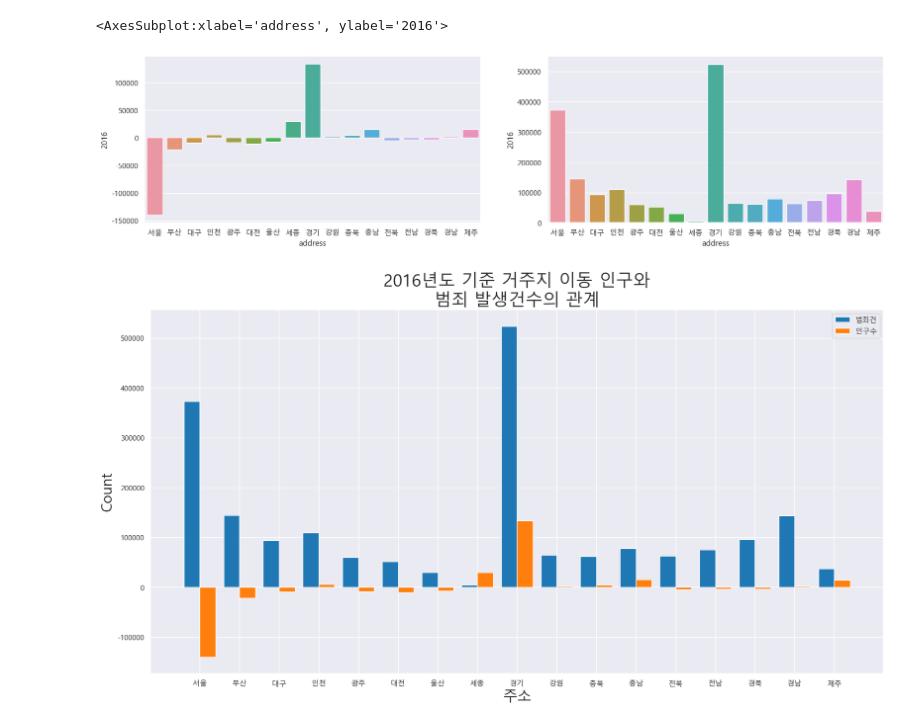
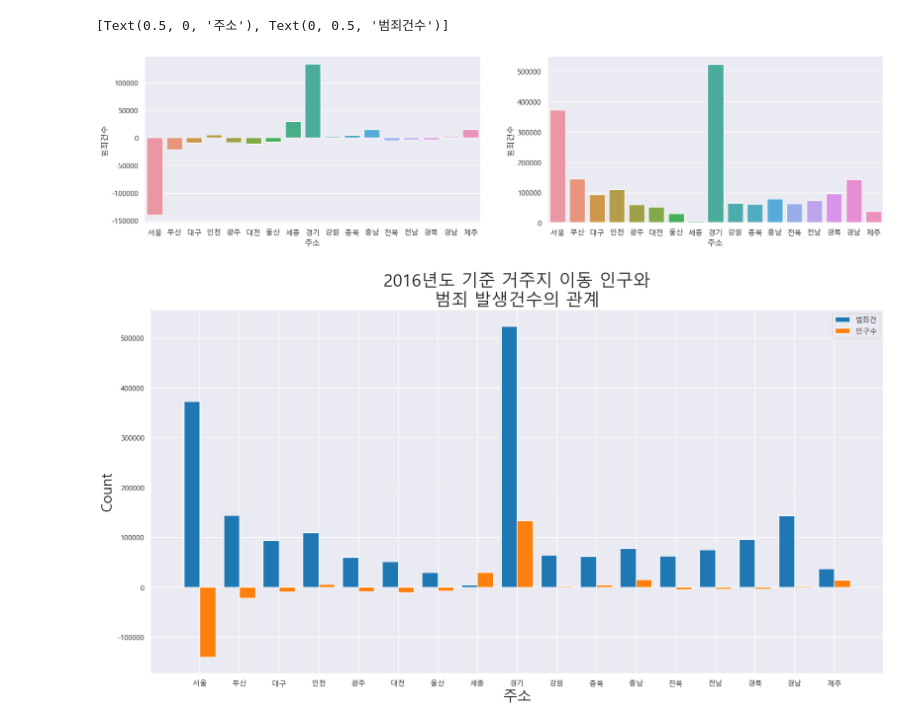
Before and after one commit to ju-nong/big-data-last, a Jupyter notebook: main2.ipynb, the cells around one changed output. Cells and saved outputs as stored; diff of their text form; code cells hidden in the pictures.

```diff
--- a/main2.ipynb
+++ b/main2.ipynb
@@ -19,11 +19,14 @@ import matplotlib
 import matplotlib.pyplot as plt
 import numpy as np
 
+# matplot 라이브러리 minus 기호 표시 및 글꼴 설정
 matplotlib.rcParams['axes.unicode_minus'] = False
 plt.rc("font", family = "Malgun Gothic")
 
+# 사용할 년도 사전 정의
 years = ["2016", "2017", "2018", "2019", "2020"]
 
+# 범죄건수
 crimes = pd.read_csv("범죄발생총건수.csv", encoding="cp949")
 crimes_diary = []
 cData = {}
@@ -31,35 +34,41 @@ cData = {}
 for date_column in crimes.columns.delete(0):
     key = crimes[date_column][0]
     value = int(crimes[date_column][1])
 
     if key in cData :
         cData[key].append(value)
     else:
         cData[key] = [value]
 
+# 범죄건수 DataFrame
 crimes_diary = makeDataFrame(cData)
 
+# 이동인구
 population = pd.read_csv("거주지이동인구.csv", encoding="cp949")
 population_doc = []
 pData = {}
 
 for _column in range(population.shape[0]):
     _list = list(population.loc[_column])
     key = _list[0]
     value = _list[1:]
 
     pData[key] = value
 
+# 이동인구 DataFrame
 population_doc = makeDataFrame(pData)
 
 # 두 데이터 시각화
 fig = plt.figure(figsize=(20,10))
 ax1 = fig.add_subplot(2, 2, 1)
 ax2 = fig.add_subplot(2, 2, 2)
 
-sns.barplot(data=population_doc, x='address', y='2016', ax=ax1)
-sns.barplot(data=crimes_diary, x='address', y='2016', ax=ax2)
+# 예제로 2016년도
+crime2016 = sns.barplot(data=population_doc, x='address', y='2016', ax=ax1)
+crime2016.set(xlabel="주소", ylabel="범죄건수")
+population2016 = sns.barplot(data=crimes_diary, x='address', y='2016', ax=ax2)
+population2016.set(xlabel="주소", ylabel="범죄건수")
 # %% [output]
-<AxesSubplot:xlabel='address', ylabel='2016'>
+[Text(0.5, 0, '주소'), Text(0, 0.5, '범죄건수')]
-[figure, old version]
+[figure, new version]
 # %%
```
Also changed, not shown: parts of 1 cell of this notebook.
